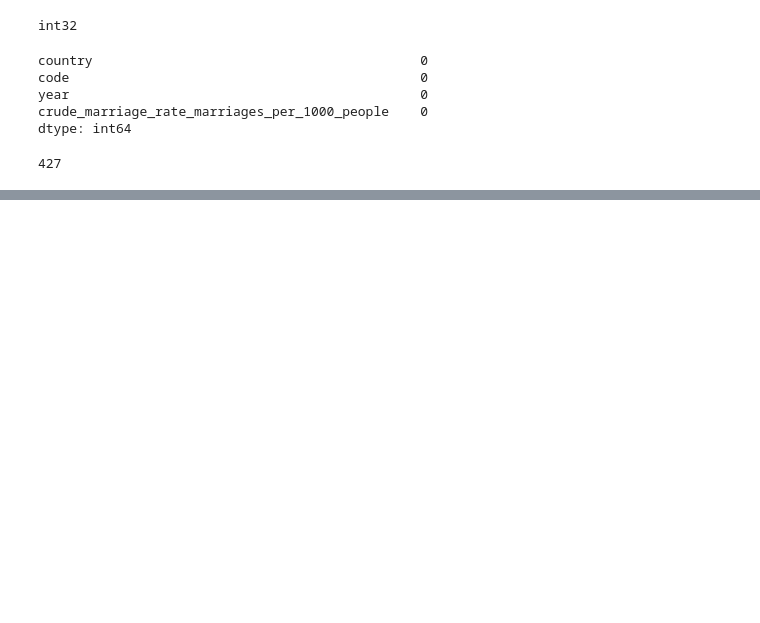
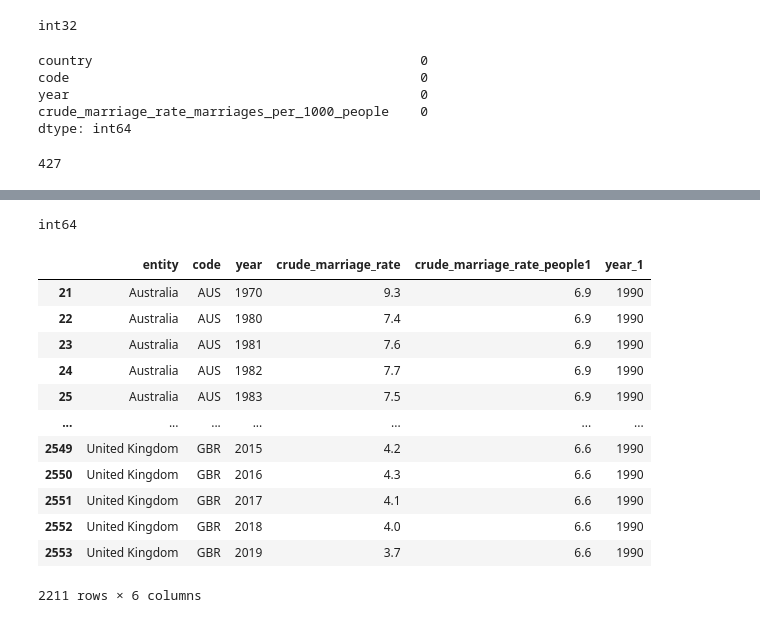
Before and after one commit to YkslB/marriage_statistics, a Jupyter notebook: notebooks/Marriage.ipynb, the cells around one changed output, grey strips where cells are left out. Cells and saved outputs as stored; diff of their text form; code cells hidden in the pictures; blank space fills up the shorter version.

```diff
--- a/notebooks/Marriage.ipynb
+++ b/notebooks/Marriage.ipynb
@@ -278,0 +301,11 @@ df_3.to_sql('married_rate_per_1000', engine, if_exists='replace', index=False)
+# %%
+df_4 = df_4.drop(columns=['worldregionsaccordingtoowid'])
+
+df_4.rename(columns={
+    "crudemarriageratemarriagesper1000people": "crude_marriage_rate",
+    "crudemarriageratemarriagesper1000people1": "crude_marriage_rate_people1",
+    "year1": "year_1"
+}, inplace=True)
+# %%
+df_4.drop_duplicates(inplace=True)
+print(df_4.isnull().sum())
@@ -278,0 +320,2 @@ df_3.to_sql('married_rate_per_1000', engine, if_exists='replace', index=False)
+# %%
+df_4.dropna(inplace=True)
@@ -278,0 +332,21 @@ df_3.to_sql('married_rate_per_1000', engine, if_exists='replace', index=False)
+# %%
+df_4['year_1'] = pd.to_numeric(df_4['year_1'], errors='coerce').astype('Int64')
+print(df_4['year'].dtypes)
+# %% [output]
+int64
+# %%
+df_4
+# %% [output]
+|  | entity | code | year | crude_marriage_rate | crude_marriage_rate_people1 | year_1 |
+| 21 | Australia | AUS | 1970 | 9.3 | 6.9 | 1990 |
+| 22 | Australia | AUS | 1980 | 7.4 | 6.9 | 1990 |
+| 23 | Australia | AUS | 1981 | 7.6 | 6.9 | 1990 |
+| 24 | Australia | AUS | 1982 | 7.7 | 6.9 | 1990 |
+| 25 | Australia | AUS | 1983 | 7.5 | 6.9 | 1990 |
+| ... | ... | ... | ... | ... | ... | ... |
+| 2549 | United Kingdom | GBR | 2015 | 4.2 | 6.6 | 1990 |
+| 2550 | United Kingdom | GBR | 2016 | 4.3 | 6.6 | 1990 |
+| 2551 | United Kingdom | GBR | 2017 | 4.1 | 6.6 | 1990 |
+| 2552 | United Kingdom | GBR | 2018 | 4.0 | 6.6 | 1990 |
+| 2553 | United Kingdom | GBR | 2019 | 3.7 | 6.6 | 1990 |
+2211 rows × 6 columns
```
Also changed, not shown: parts of 18 cells of this notebook, 1 other file.
